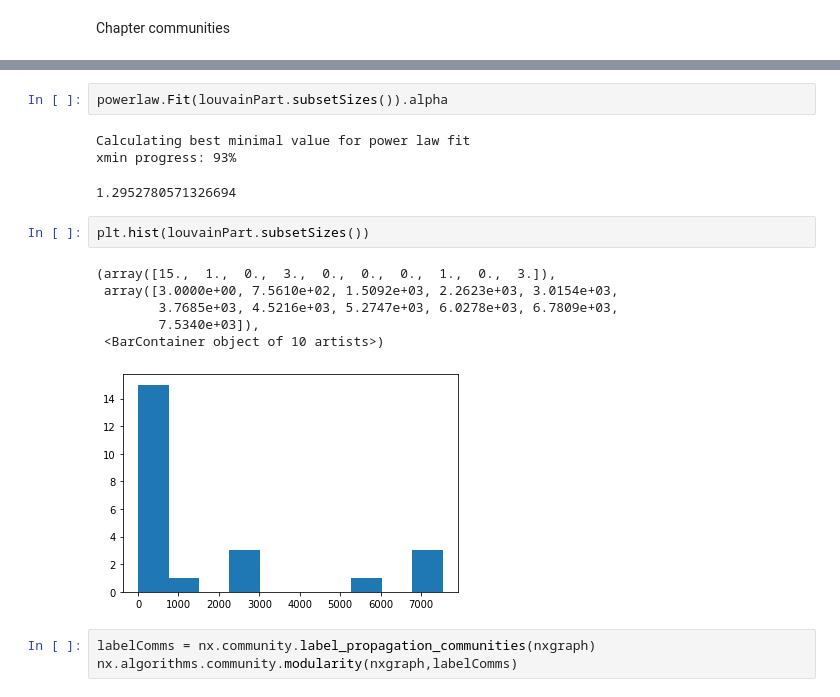
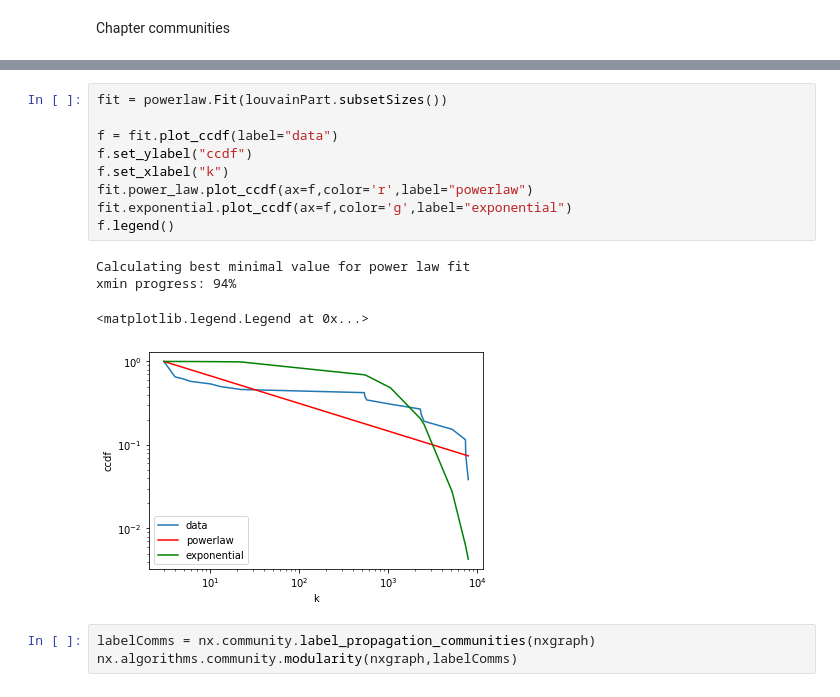
Before and after one commit to IlVirtuoso/Avrcp, a Jupyter notebook: NetAnalysis/doc/network.ipynb, the cells around one changed output, grey strips where cells are left out. Saved outputs shown, nothing was run; the diff lists cells and outputs as text.

```diff
--- a/NetAnalysis/doc/network.ipynb
+++ b/NetAnalysis/doc/network.ipynb
@@ -431,18 +440,17 @@ plt.show()
-# %%
-powerlaw.Fit(louvainPart.subsetSizes()).alpha
-# %% [output]
-Calculating best minimal value for power law fit
-xmin progress: 93%
-1.2952780571326694
-# %%
-plt.hist(louvainPart.subsetSizes())
-# %% [output]
-(array([15.,  1.,  0.,  3.,  0.,  0.,  0.,  1.,  0.,  3.]),
- array([3.0000e+00, 7.5610e+02, 1.5092e+03, 2.2623e+03, 3.0154e+03,
-        3.7685e+03, 4.5216e+03, 5.2747e+03, 6.0278e+03, 6.7809e+03,
-        7.5340e+03]),
- <BarContainer object of 10 artists>)
-[figure, removed]
+# %%
+fit = powerlaw.Fit(louvainPart.subsetSizes())
+
+f = fit.plot_ccdf(label="data")
+f.set_ylabel("ccdf")
+f.set_xlabel("k")
+fit.power_law.plot_ccdf(ax=f,color='r',label="powerlaw")
+fit.exponential.plot_ccdf(ax=f,color='g',label="exponential")
+f.legend()
+# %% [output]
+Calculating best minimal value for power law fit
+xmin progress: 94%
+<matplotlib.legend.Legend at 0x...>
+[figure, added]
 # %%
 labelComms = nx.community.label_propagation_communities(nxgraph)
 nx.algorithms.community.modularity(nxgraph,labelComms)
```
Also changed, not shown: parts of 12 cells of this notebook, 5 other files.
